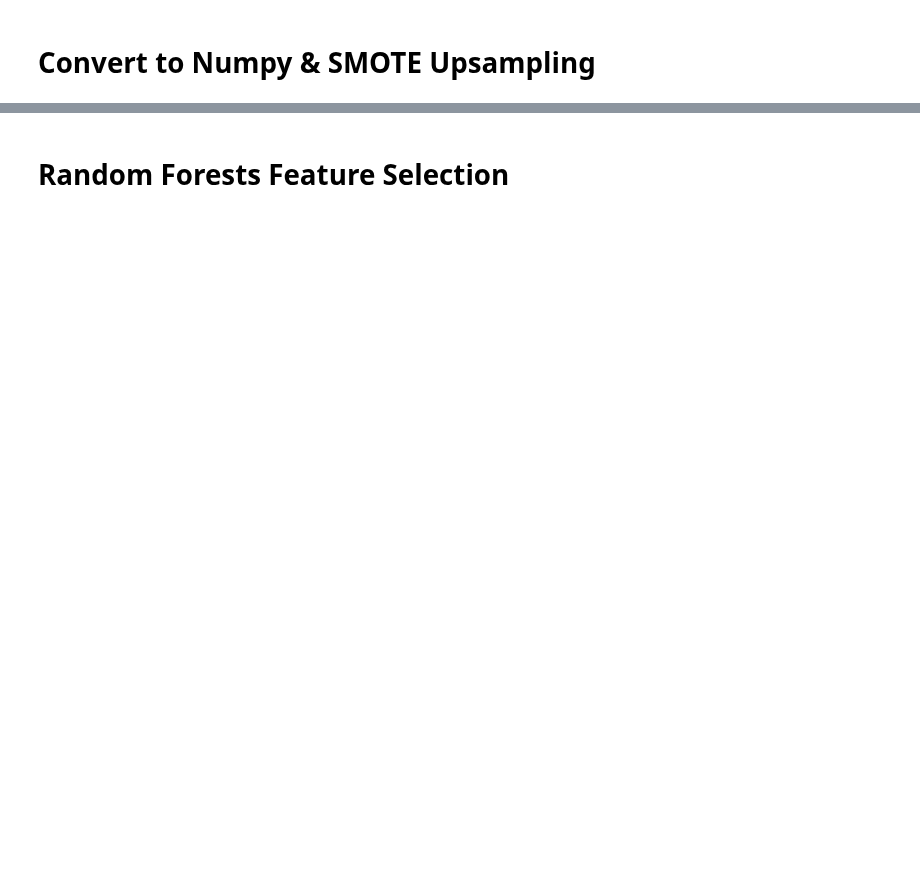
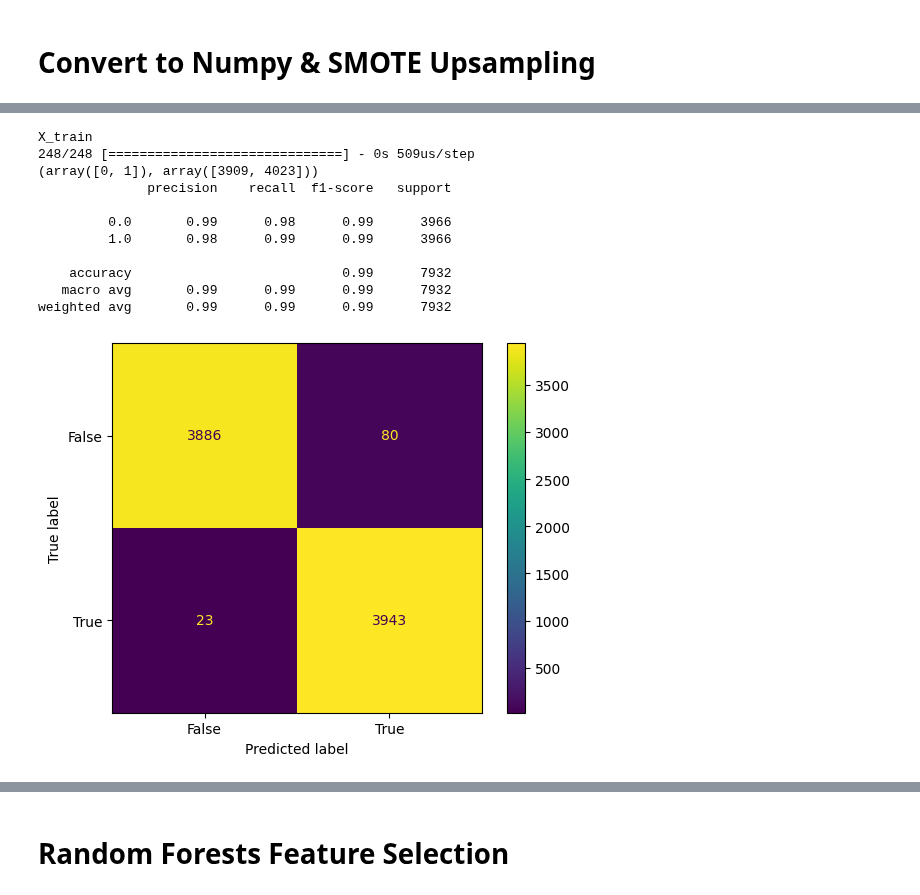
Before and after one commit to ta0a2000t/NASA_Harvest_repo, a Jupyter notebook: Harvest_Event_Detec/harvest_event_detec/nn_model.ipynb, the cells around one changed output, grey strips where cells are left out. Saved outputs shown, nothing was run; the diff lists cells and outputs as text; code cells hidden in the pictures; blank space fills up the shorter version.

```diff
--- a/Harvest_Event_Detec/harvest_event_detec/nn_model.ipynb
+++ b/Harvest_Event_Detec/harvest_event_detec/nn_model.ipynb
@@ -393,0 +422,35 @@ plt.show()
+# %%
+import sklearn
+func = np.vectorize(lambda x: 0 if x < 0.5 else 1)
+# %%
+import matplotlib.pyplot as plt
+import numpy
+from sklearn import metrics
+
+def plot_confusion_matrix(actual, predicted):
+    confusion_matrix = metrics.confusion_matrix(actual, predicted)
+
+    cm_display = metrics.ConfusionMatrixDisplay(confusion_matrix = confusion_matrix, display_labels = [False, True])
+
+    cm_display.plot()
+    plt.show()
+# %%
+print("X_train")
+y_predict = np.array(list(model.predict(X_train)))
+y_predict = y_predict.reshape(y_predict.shape[0])
+print(np.unique(func(y_predict), return_counts=True))
+print(sklearn.metrics.classification_report(y_train, func(y_predict)))
+plot_confusion_matrix(y_train, func(y_predict))
+# %% [output]
+X_train
+248/248 [==============================] - 0s 509us/step
+(array([0, 1]), array([3909, 4023]))
+              precision    recall  f1-score   support
+
+         0.0       0.99      0.98      0.99      3966
+         1.0       0.98      0.99      0.99      3966
+
+    accuracy                           0.99      7932
+   macro avg       0.99      0.99      0.99      7932
+weighted avg       0.99      0.99      0.99      7932
+[figure, added]
```
Also changed, not shown: parts of 23 cells of this notebook, 5 other files.
